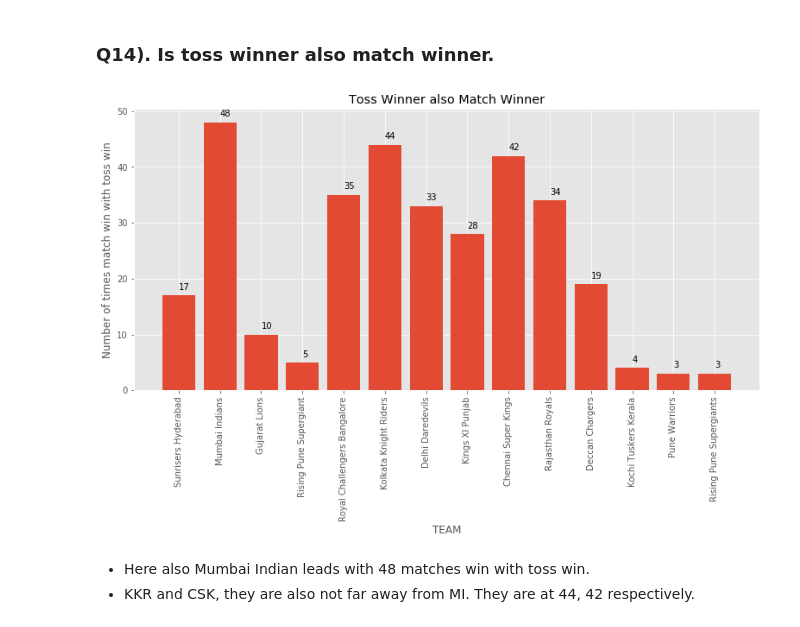
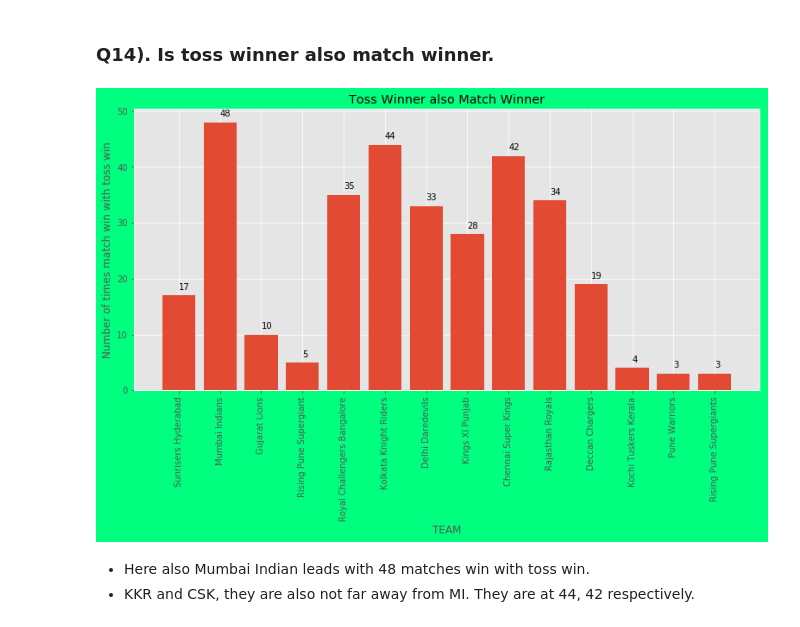
Before and after one commit to rahul-72/IPL_Dataset_Analysis, a Jupyter notebook: ipl.ipynb, the cells around one changed output. Drawn from its saved outputs; the diff is of its cells as text; code cells hidden in the pictures.

```diff
--- a/ipl.ipynb
+++ b/ipl.ipynb
@@ -304,23 +305,23 @@ plt.show()
 # %%
 team = df_matches['team1'].unique()
 
 toss_match_winner = []
 for var in team:
     count = df_matches[(df_matches['toss_winner'] == var) & (df_matches['winner'] == var)]['id'].count()
     toss_match_winner.append(count)
 
-plt.figure(figsize=(13,6))
+plt.figure(figsize=(13,6), facecolor='#00FF7F')
 plt.bar(x=team, height=toss_match_winner)
 plt.xticks(rotation=90)
 plt.title('Toss Winner also Match Winner')
 plt.xlabel('TEAM')
 plt.ylabel('Number of times match win with toss win')
 
 for i,v in enumerate(toss_match_winner):   # This is to provide label on bar with their actual value.
     plt.text(x=i, y=v+1, s=v)
 plt.show()
 # %% [output]
-[figure, old version]
+[figure, new version]
 # %% [markdown]
 * Here also Mumbai Indian leads with 48 matches win with toss win.
 * KKR and CSK, they are also not far away from MI. They are at 44, 42 respectively.
```
Also changed, not shown: parts of 10 cells of this notebook.
